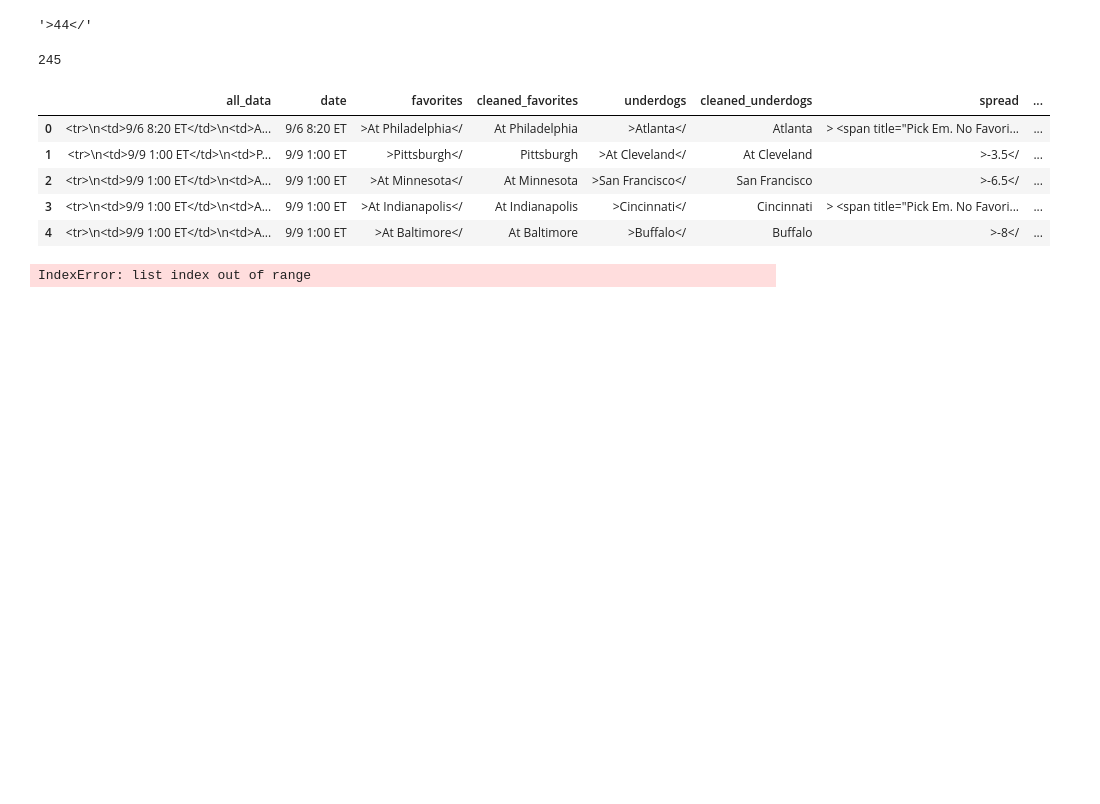
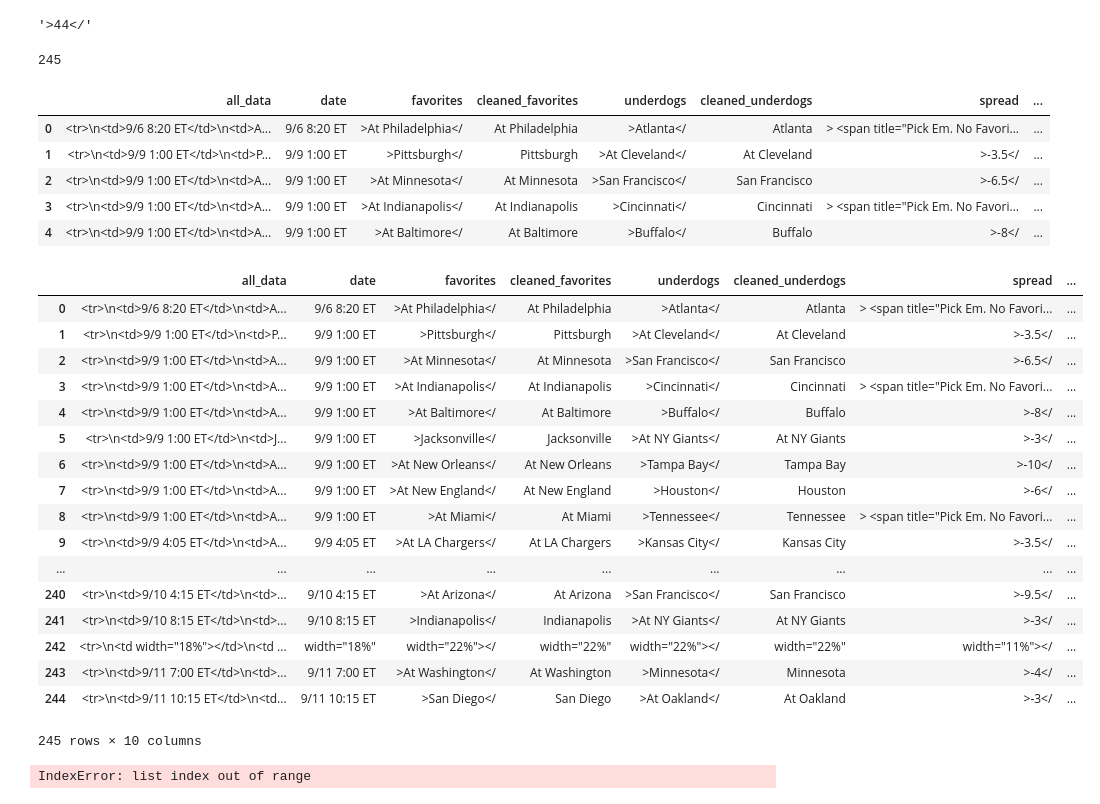
Before and after one commit to chutch303/nfl_bets, a Jupyter notebook: scrape_nfl.ipynb, the cells around one changed output. Saved outputs shown, nothing was run; the diff lists cells and outputs as text; code cells hidden in the pictures; blank space fills up the shorter version.

```diff
--- a/scrape_nfl.ipynb
+++ b/scrape_nfl.ipynb
@@ -358,6 +358,27 @@ week1_df.head()
 | 2 | <tr>\n<td>9/9 1:00 ET</td>\n<td>A... | 9/9 1:00 ET | >At Minnesota</ | At Minnesota | >San Francisco</ | San Francisco | >-6.5</ | ... |
 | 3 | <tr>\n<td>9/9 1:00 ET</td>\n<td>A... | 9/9 1:00 ET | >At Indianapolis</ | At Indianapolis | >Cincinnati</ | Cincinnati | > <span title="Pick Em. No Favori... | ... |
 | 4 | <tr>\n<td>9/9 1:00 ET</td>\n<td>A... | 9/9 1:00 ET | >At Baltimore</ | At Baltimore | >Buffalo</ | Buffalo | >-8</ | ... |
+# %%
+week1_df
+# %% [output]
+|  | all_data | date | favorites | cleaned_favorites | underdogs | cleaned_underdogs | spread | ... |
+| 0 | <tr>\n<td>9/6 8:20 ET</td>\n<td>A... | 9/6 8:20 ET | >At Philadelphia</ | At Philadelphia | >Atlanta</ | Atlanta | > <span title="Pick Em. No Favori... | ... |
+| 1 | <tr>\n<td>9/9 1:00 ET</td>\n<td>P... | 9/9 1:00 ET | >Pittsburgh</ | Pittsburgh | >At Cleveland</ | At Cleveland | >-3.5</ | ... |
+| 2 | <tr>\n<td>9/9 1:00 ET</td>\n<td>A... | 9/9 1:00 ET | >At Minnesota</ | At Minnesota | >San Francisco</ | San Francisco | >-6.5</ | ... |
+| 3 | <tr>\n<td>9/9 1:00 ET</td>\n<td>A... | 9/9 1:00 ET | >At Indianapolis</ | At Indianapolis | >Cincinnati</ | Cincinnati | > <span title="Pick Em. No Favori... | ... |
+| 4 | <tr>\n<td>9/9 1:00 ET</td>\n<td>A... | 9/9 1:00 ET | >At Baltimore</ | At Baltimore | >Buffalo</ | Buffalo | >-8</ | ... |
+| 5 | <tr>\n<td>9/9 1:00 ET</td>\n<td>J... | 9/9 1:00 ET | >Jacksonville</ | Jacksonville | >At NY Giants</ | At NY Giants | >-3</ | ... |
+| 6 | <tr>\n<td>9/9 1:00 ET</td>\n<td>A... | 9/9 1:00 ET | >At New Orleans</ | At New Orleans | >Tampa Bay</ | Tampa Bay | >-10</ | ... |
+| 7 | <tr>\n<td>9/9 1:00 ET</td>\n<td>A... | 9/9 1:00 ET | >At New England</ | At New England | >Houston</ | Houston | >-6</ | ... |
+| 8 | <tr>\n<td>9/9 1:00 ET</td>\n<td>A... | 9/9 1:00 ET | >At Miami</ | At Miami | >Tennessee</ | Tennessee | > <span title="Pick Em. No Favori... | ... |
+| 9 | <tr>\n<td>9/9 4:05 ET</td>\n<td>A... | 9/9 4:05 ET | >At LA Chargers</ | At LA Chargers | >Kansas City</ | Kansas City | >-3.5</ | ... |
+| ... | ... | ... | ... | ... | ... | ... | ... | ... |
+| 240 | <tr>\n<td>9/10 4:15 ET</td>\n<td>... | 9/10 4:15 ET | >At Arizona</ | At Arizona | >San Francisco</ | San Francisco | >-9.5</ | ... |
+| 241 | <tr>\n<td>9/10 8:15 ET</td>\n<td>... | 9/10 8:15 ET | >Indianapolis</ | Indianapolis | >At NY Giants</ | At NY Giants | >-3</ | ... |
+| 242 | <tr>\n<td width="18%"></td>\n<td ... | width="18%" | width="22%"></ | width="22%" | width="22%"></ | width="22%" | width="11%"></ | ... |
+| 243 | <tr>\n<td>9/11 7:00 ET</td>\n<td>... | 9/11 7:00 ET | >At Washington</ | At Washington | >Minnesota</ | Minnesota | >-4</ | ... |
+| 244 | <tr>\n<td>9/11 10:15 ET</td>\n<td... | 9/11 10:15 ET | >San Diego</ | San Diego | >At Oakland</ | At Oakland | >-3</ | ... |
+245 rows × 10 columns
 # %%
 #create money_odds column
 #list index out of range. maybe not all lines have 12 items??????
```
